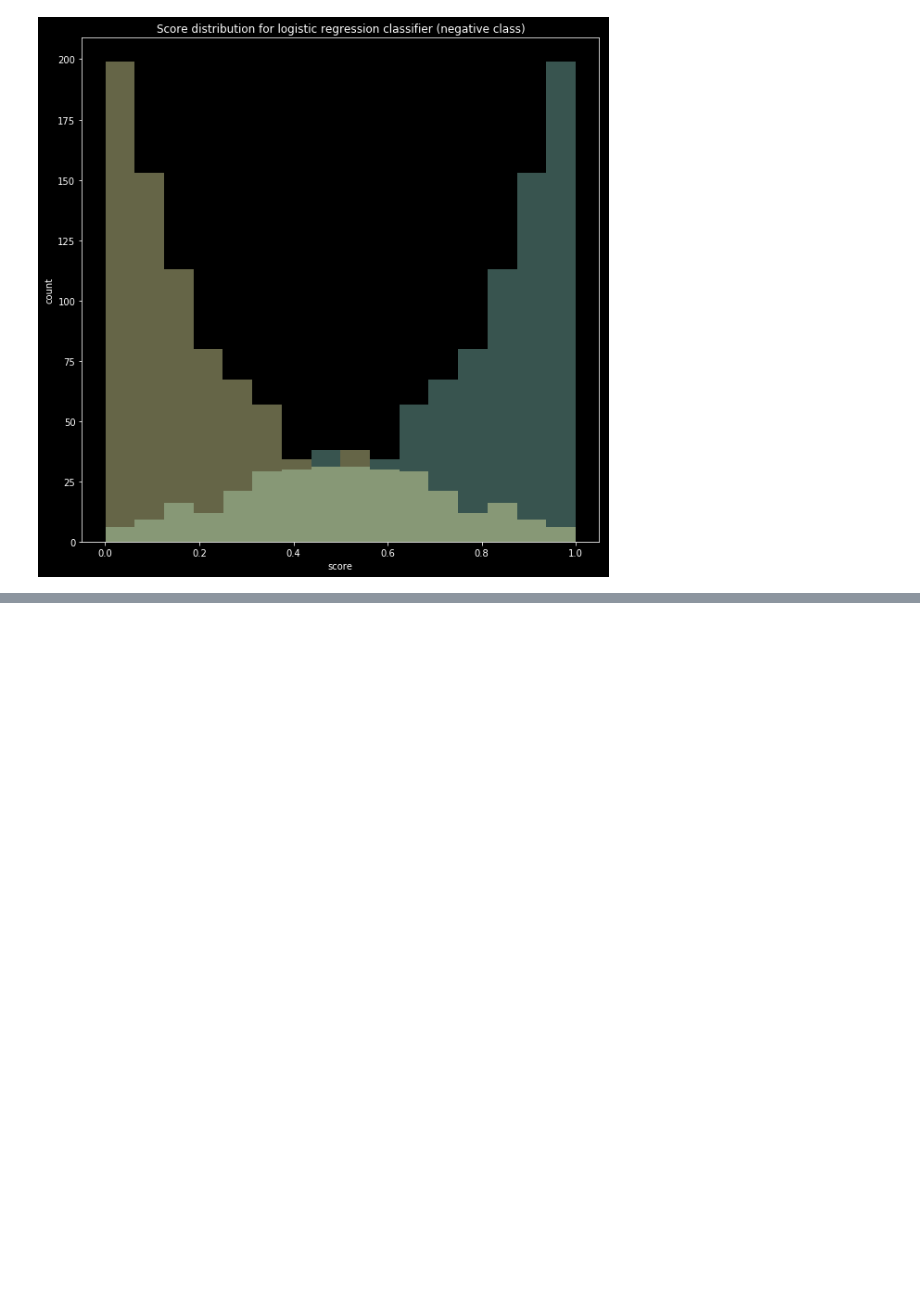
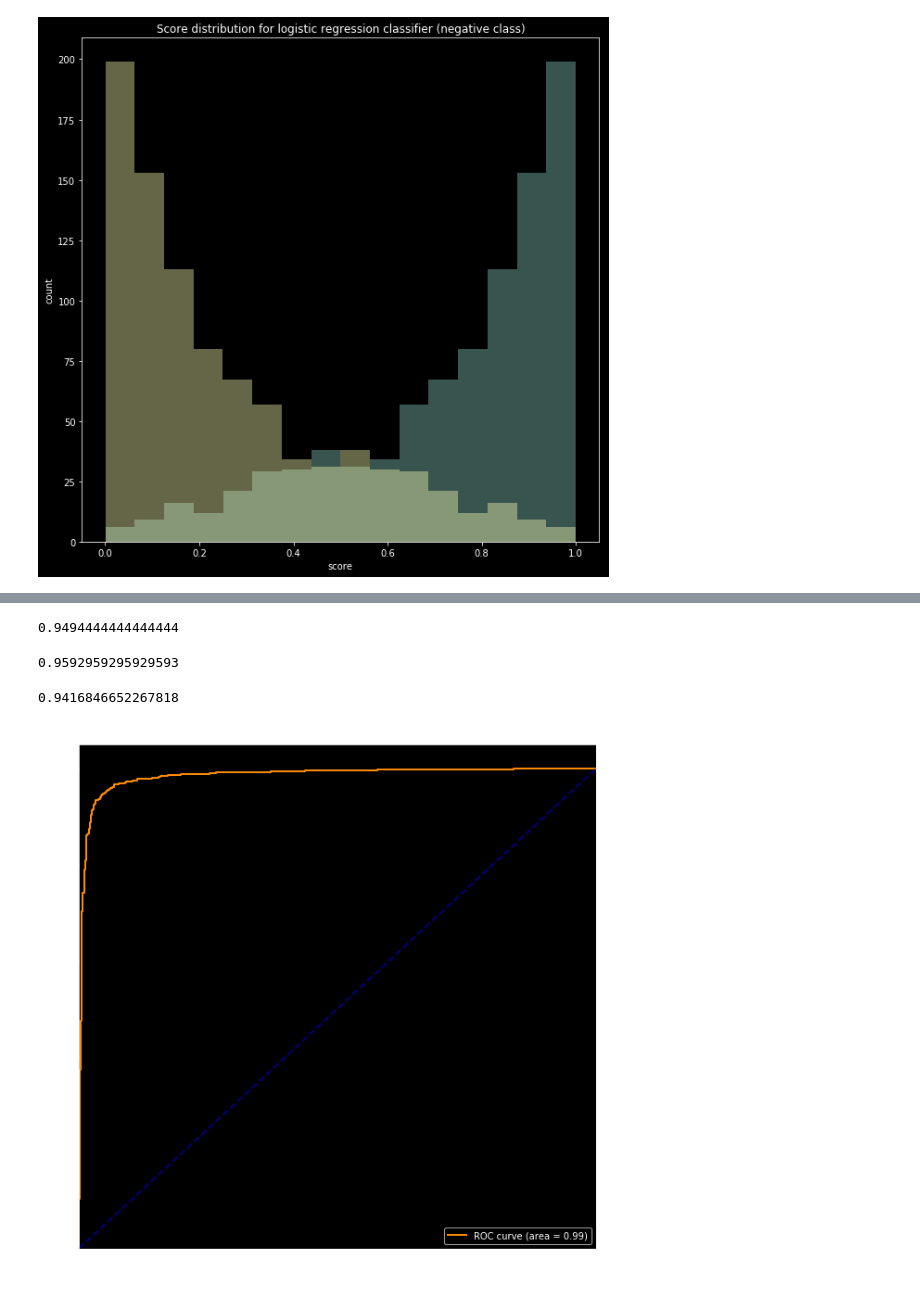
Before and after one commit to dokeeffe87/xgb_pipeline, a Jupyter notebook: custom_xgb_classifier_dev.ipynb, the cells around one changed output, grey strips where cells are left out. Cells and saved outputs as stored; diff of their text form; code cells hidden in the pictures; blank space fills up the shorter version.

Commit message:
added tests with bayesian hyperparameter optimization

```diff
--- a/custom_xgb_classifier_dev.ipynb
+++ b/custom_xgb_classifier_dev.ipynb
@@ -543,0 +851,7 @@ make_score_distribution(df=df_test,
+# %%
+final_model_bayes = EarlyStoppingClassifier(classifier=XGBClassifier(objective='binary:logistic', booster='gbtree', silent=True),
+                                            feature_selector=SelectKBest(score_func=mutual_info_classif),
+                                            evaluation_metric='logloss',
+                                            num_rounds=5)
+# %%
+final_model_bayes.set_params(**bayes_best_params)
@@ -543,0 +868,2 @@ make_score_distribution(df=df_test,
+# %%
+final_model_bayes.fit(train_X, train_y)
@@ -543,0 +903,15 @@ make_score_distribution(df=df_test,
+# %%
+bayes_preds = final_model_bayes.predict(test_X)
+bayes_preds_proba = final_model_bayes.predict_proba(test_X)
+# %%
+accuracy_score(y_true=test_y, y_pred=bayes_preds)
+# %% [output]
+0.9494444444444444
+# %%
+recall_score(y_true=test_y, y_pred=bayes_preds)
+# %% [output]
+0.9592959295929593
+# %%
+precision_score(y_true=test_y, y_pred=bayes_preds)
+# %% [output]
+0.9416846652267818
@@ -543,0 +920,5 @@ make_score_distribution(df=df_test,
+# %%
+# hmm, nice.
+tpr, fpr, threshold, roc_auc_ = make_roc_curves_array(true_vals=test_y, scores_vals=bayes_preds_proba[:,1])
+# %% [output]
+[figure, added]
```
Also changed, not shown: parts of 25 cells of this notebook.
